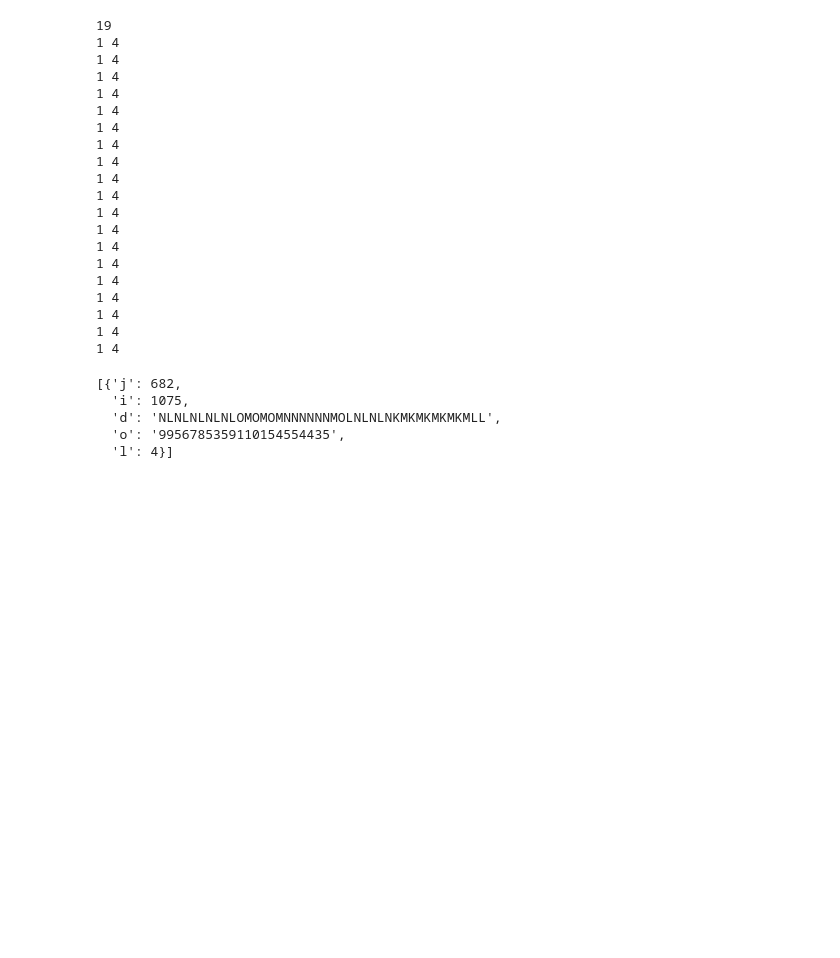
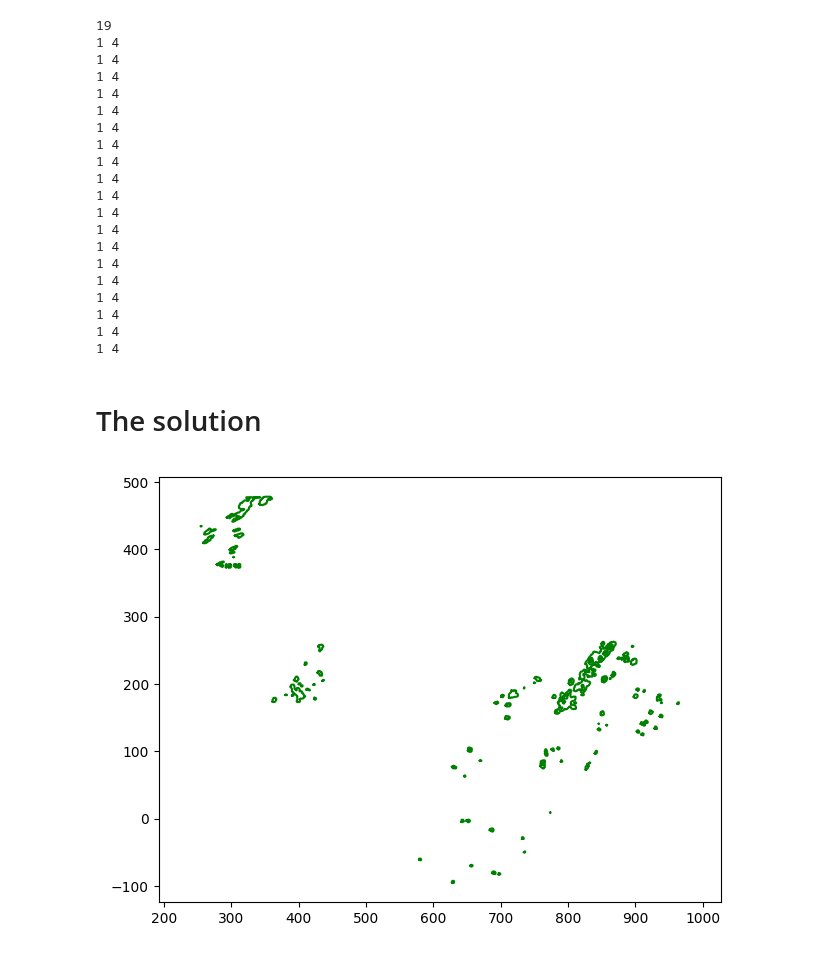
Before and after one commit to michael-betz/esp32_crt, a Jupyter notebook: dev/meteo.ipynb, the cells around one changed output. Cells and saved outputs as stored; diff of their text form; code cells hidden in the pictures; blank space fills up the shorter version.

Commit message:
Tom figured out the meteo encoding

```diff
--- a/dev/meteo.ipynb
+++ b/dev/meteo.ipynb
@@ -290,12 +276,50 @@ for s in a['shapes']:
 1 4
 1 4
 1 4
-# %%
-s = a['shapes'][1]
-s
-# %% [output]
-[{'j': 682,
-  'i': 1075,
-  'd': 'NLNLNLNLNLOMOMOMNNNNNNMOLNLNLNKMKMKMKMKMLL',
-  'o': '9956785359110154554435',
-  'l': 4}]
+# %% [markdown]
+# The solution
+# %%
+def parsePolygon(mapHeader, e, xscale=1.0, yscale=1.0, x0=0, y0=0):
+    lon = e["i"] #t
+    lat = e["j"] #r
+    points = []
+    i = 0;
+    cmd = e["o"]
+    dists = e["d"]
+
+    while( i < len( cmd ) ):
+        d = int(cmd[i], 10) / 10 + 0.05;
+
+        if( lon % 2 == 0 ):
+            lon2 = mapHeader["x_min"] + (mapHeader["x_max"] - mapHeader["x_min"]) * (lon / 2) / mapHeader["x_count"]
+            lat2 = mapHeader["y_min"] + (mapHeader["y_max"] - mapHeader["y_min"]) * ((lat - 1) / 2 + d) / mapHeader["y_count"]
+        else:
+            lon2 = mapHeader["x_min"] + (mapHeader["x_max"] - mapHeader["x_min"]) * ((lon - 1) / 2 + d) / mapHeader["x_count"]
+            lat2 = mapHeader["y_min"] + (mapHeader["y_max"] - mapHeader["y_min"]) * (lat / 2) / mapHeader["y_count"]
+
+        points.append( (lon2 * xscale + x0, lat2 * yscale + y0) )
+        if 2 * i < len(dists):
+            lon += ord( dists[2*i] ) - 77
+            lat += ord( dists[2*i + 1] ) - 77
+        i+=1
+
+    return points
+# %%
+close('all')
+
+coords = rate['coords']
+
+for k in [0, 4, 6]:
+    a = rate['areas'][k]
+    for ss in a['shapes']:
+        for s in ss:
+            pts = array(parsePolygon(coords, s))
+            pts = vstack((pts, pts[0]))
+            # c = '#' + a['color']
+            c = 'green'
+            plot(pts[:, 0], pts[:, 1], '-', color=c)
+
+axis('equal')
+tight_layout()
+# %% [output]
+[figure, added]
```
Also changed, not shown: parts of 5 cells of this notebook.
